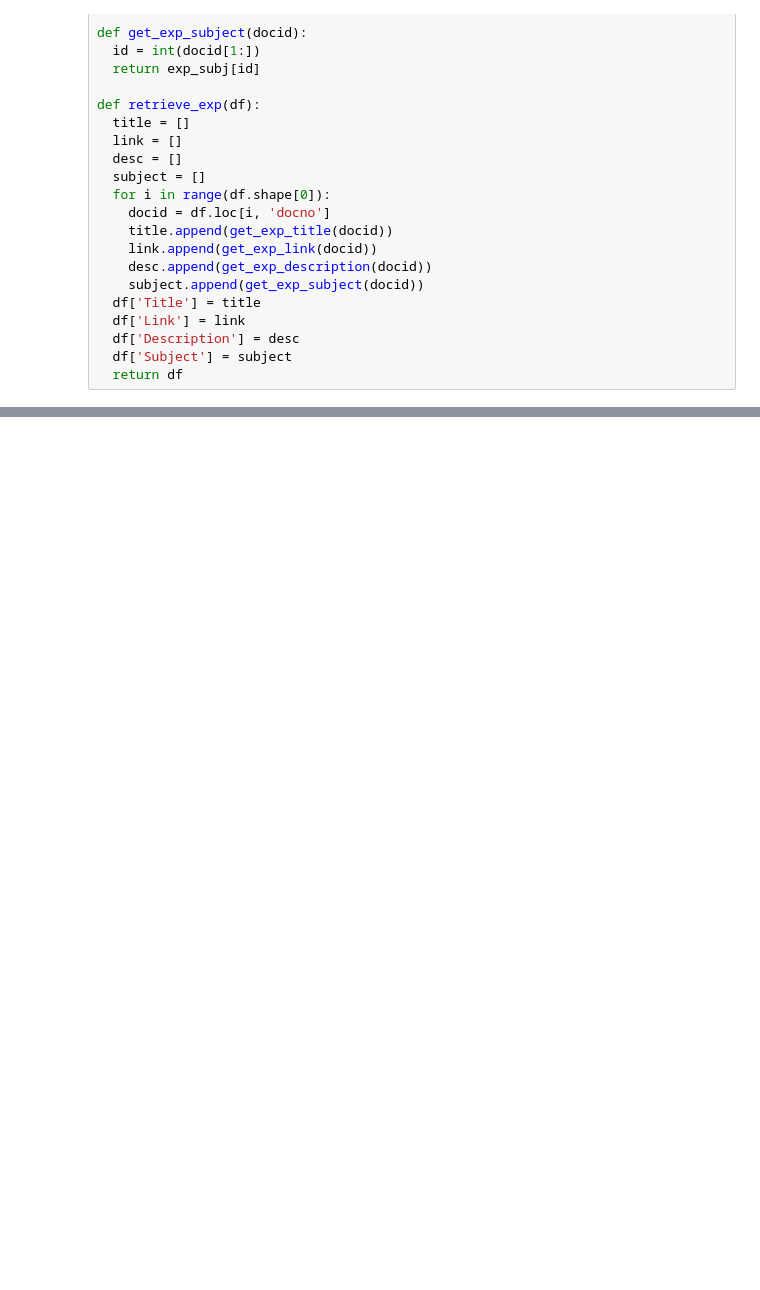
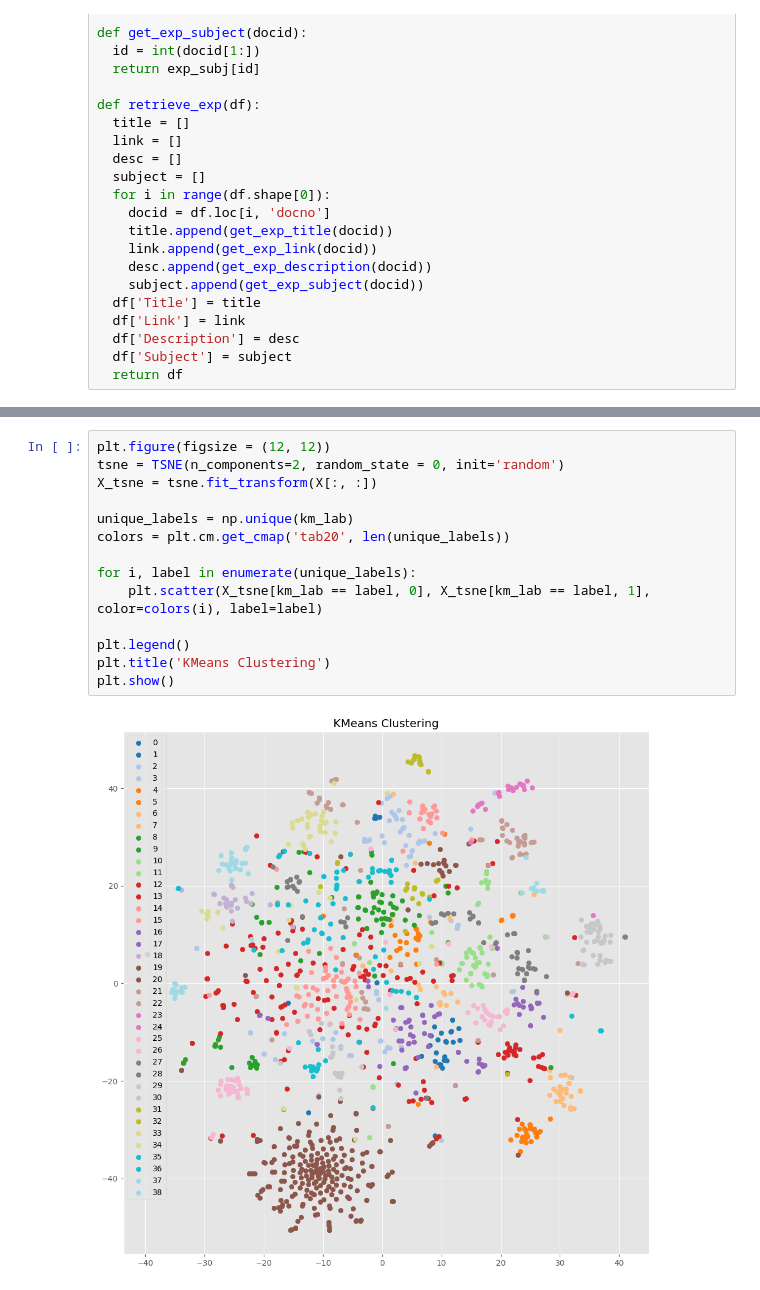
Before and after one commit to GianlucaMaragliano/information-retrieval, a Jupyter notebook: backend/science_experiments_pt.ipynb, the cells around one changed output, grey strips where cells are left out. Saved outputs shown, nothing was run; the diff lists cells and outputs as text; blank space fills up the shorter version.

```diff
--- a/backend/science_experiments_pt.ipynb
+++ b/backend/science_experiments_pt.ipynb
@@ -171,0 +264,16 @@ docs_df[docs_df['docno'].isin(doc_list)]
+# %%
+plt.figure(figsize = (12, 12))
+tsne = TSNE(n_components=2, random_state = 0, init='random')
+X_tsne = tsne.fit_transform(X[:, :])
+
+unique_labels = np.unique(km_lab)
+colors = plt.cm.get_cmap('tab20', len(unique_labels))
+
+for i, label in enumerate(unique_labels):
+    plt.scatter(X_tsne[km_lab == label, 0], X_tsne[km_lab == label, 1], color=colors(i), label=label)
+
+plt.legend()
+plt.title('KMeans Clustering')
+plt.show()
+# %% [output]
+[figure, added]
```
Also changed, not shown: parts of 16 cells of this notebook, 1 other file.
